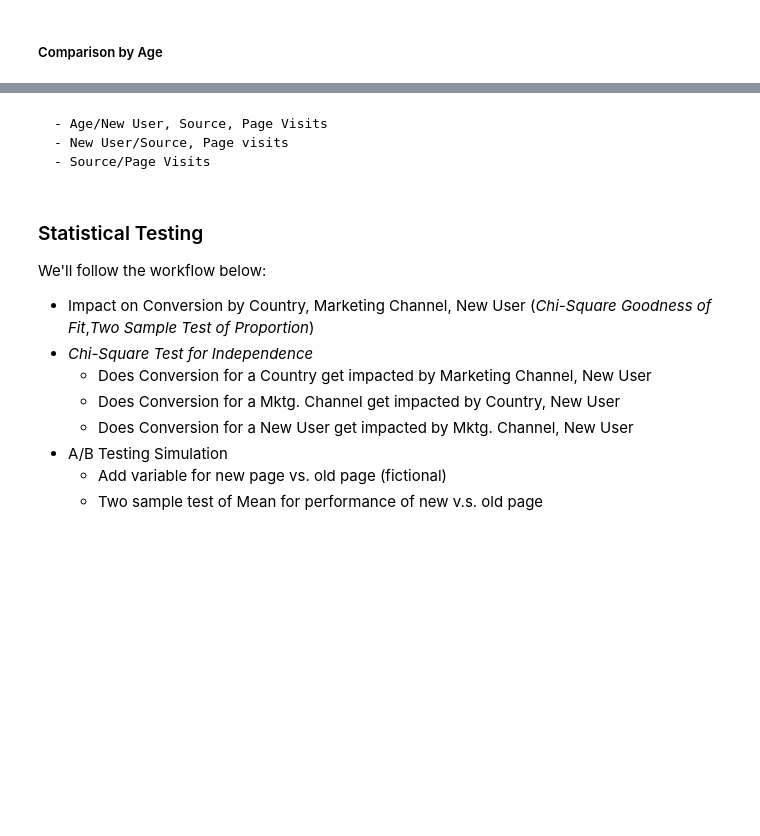
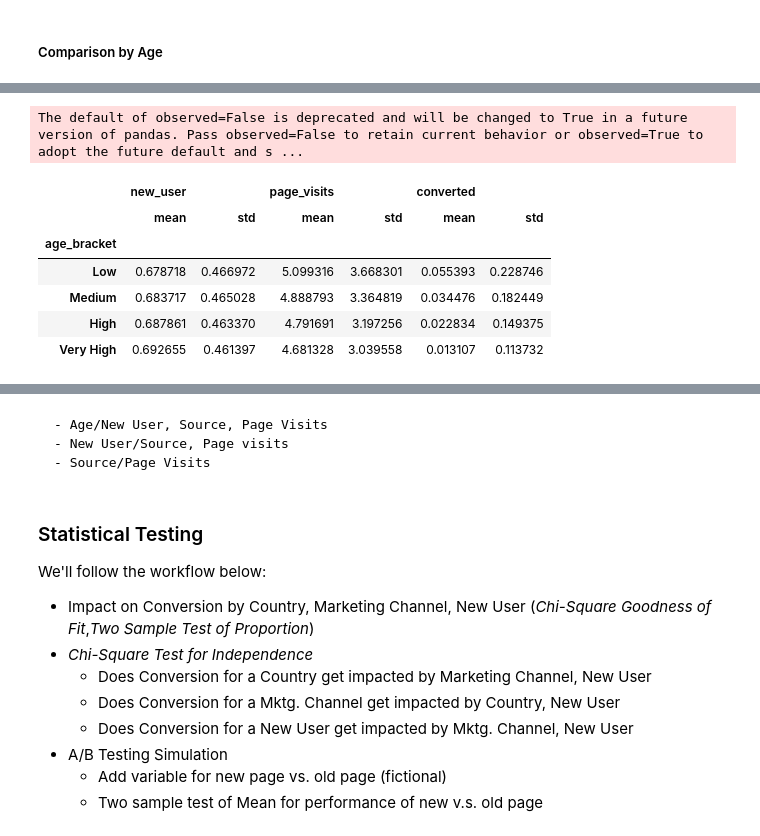
Before and after one commit to traha-89/Portafoglio, a Jupyter notebook: Landing Page Optimization/LP_CRAnalysis_Prediction.ipynb, the cells around one changed output, grey strips where cells are left out. Drawn from its saved outputs; the diff is of its cells as text; code cells hidden in the pictures; blank space fills up the shorter version.

```diff
--- a/Landing Page Optimization/LP_CRAnalysis_Prediction.ipynb
+++ b/Landing Page Optimization/LP_CRAnalysis_Prediction.ipynb
@@ -330,0 +384,12 @@ ctrychan_pivot
+# %%
+# Comparison of Average and Std. Deviation of New User, Page Visits and Conversion by Age
+age_review.groupby(['age_bracket'])[['new_user','page_visits','converted']].agg(['mean','std']).style.background_gradient()
+# %% [output]
+The default of observed=False is deprecated and will be changed to True in a future version of pandas. Pass observed=False to retain current behavior or observed=True to adopt the future default and s ...
+|  | new_user |  | page_visits |  | converted |  |
+|  | mean | std | mean | std | mean | std |
+| age_bracket |  |  |  |  |  |  |
+| Low | 0.678718 | 0.466972 | 5.099316 | 3.668301 | 0.055393 | 0.228746 |
+| Medium | 0.683717 | 0.465028 | 4.888793 | 3.364819 | 0.034476 | 0.182449 |
+| High | 0.687861 | 0.463370 | 4.791691 | 3.197256 | 0.022834 | 0.149375 |
+| Very High | 0.692655 | 0.461397 | 4.681328 | 3.039558 | 0.013107 | 0.113732 |
```
Also changed, not shown: parts of 7 cells of this notebook.
